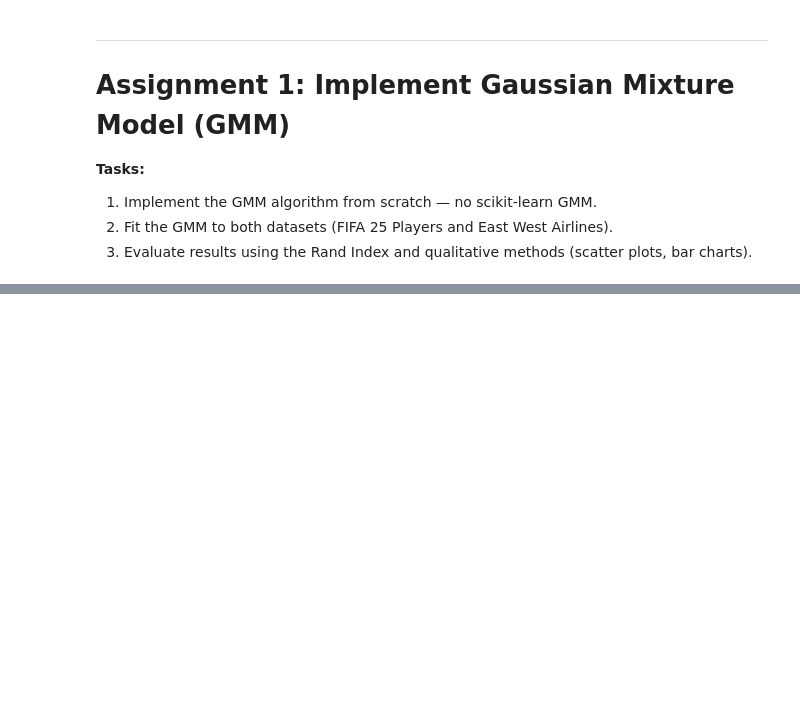
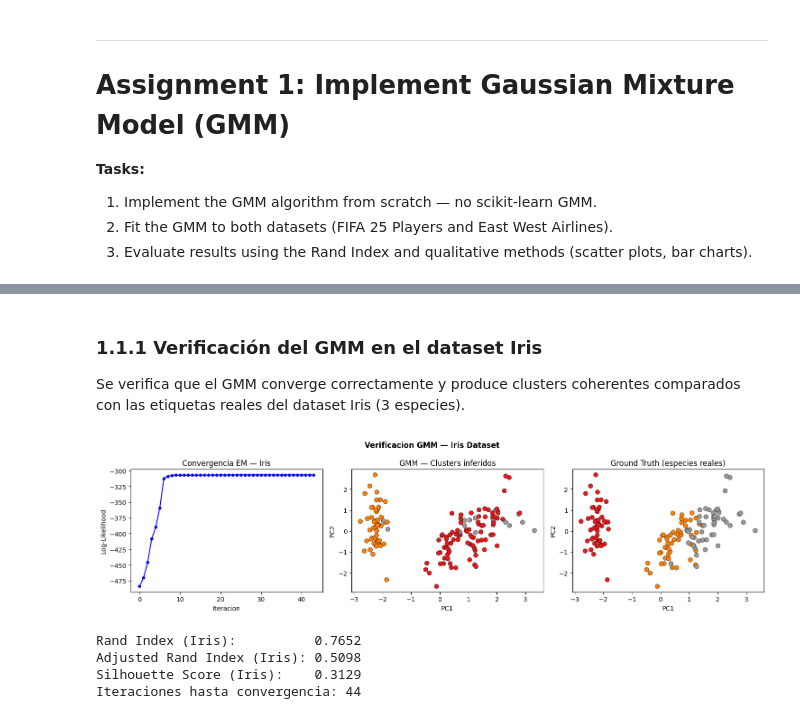
Before and after one commit to acvalencia/machine_learning_2_assignment_1, a Jupyter notebook: ML2_Assignment1_Clustering.ipynb, the cells around one changed output, grey strips where cells are left out. Saved outputs shown, nothing was run; the diff lists cells and outputs as text; code cells hidden in the pictures; blank space fills up the shorter version.

```diff
--- a/ML2_Assignment1_Clustering.ipynb
+++ b/ML2_Assignment1_Clustering.ipynb
@@ -8,12 +8,15 @@
 import numpy as np
 import pandas as pd
 import matplotlib.pyplot as plt
+import seaborn as sns
 from scipy.stats import multivariate_normal
 from sklearn.datasets import load_iris
 from sklearn.preprocessing import StandardScaler
 from sklearn.cluster import KMeans
 from sklearn.decomposition import PCA
-from sklearn.metrics import (silhouette_score, davies_bouldin_score,
-                              rand_score, adjusted_rand_score)
+from sklearn.metrics import (silhouette_score, silhouette_samples,
+                              davies_bouldin_score, rand_score, adjusted_rand_score)
 
 np.random.seed(42)
+plt.rcParams['figure.dpi'] = 100
+print('Imports OK.')
@@ -883,0 +174,46 @@ RESUMEN DE METRICAS — EAST WEST AIRLINES
+# %% [markdown]
+### 1.1.1 Verificación del GMM en el dataset Iris
+
+Se verifica que el GMM converge correctamente y produce clusters coherentes comparados con las etiquetas reales del dataset Iris (3 especies).
+# %%
+X_iris, y_iris = load_iris(return_X_y=True)
+scaler_iris    = StandardScaler()
+X_iris_s       = scaler_iris.fit_transform(X_iris)
+
+gmm_iris = GMM(n_components=3, max_iters=200, tol=1e-4)
+gmm_iris.fit(X_iris_s)
+Z = gmm_iris.predict(X_iris_s)
+
+fig, axes = plt.subplots(1, 3, figsize=(15, 4))
+
+axes[0].plot(gmm_iris.log_likelihoods_, 'b-o', markersize=4)
+axes[0].set_xlabel('Iteracion'); axes[0].set_ylabel('Log-Likelihood')
+axes[0].set_title('Convergencia EM — Iris')
+
+pca_iris   = PCA(n_components=2)
+X_iris_2d  = pca_iris.fit_transform(X_iris_s)
+
+axes[1].scatter(X_iris_2d[:, 0], X_iris_2d[:, 1], c=Z, cmap='Set1', s=50,
+                edgecolors='k', linewidth=0.4)
+axes[1].set_title('GMM — Clusters inferidos'); axes[1].set_xlabel('PC1'); axes[1].set_ylabel('PC2')
+
+axes[2].scatter(X_iris_2d[:, 0], X_iris_2d[:, 1], c=y_iris, cmap='Set1', s=50,
+                edgecolors='k', linewidth=0.4)
+axes[2].set_title('Ground Truth (especies reales)'); axes[2].set_xlabel('PC1'); axes[2].set_ylabel('PC2')
+
+plt.suptitle('Verificacion GMM — Iris Dataset', fontweight='bold')
+plt.tight_layout(); plt.show()
+
+ri_iris  = rand_score(y_iris, Z)
+ari_iris = adjusted_rand_score(y_iris, Z)
+sil_iris = silhouette_score(X_iris_s, Z)
+print(f'Rand Index (Iris):          {ri_iris:.4f}')
+print(f'Adjusted Rand Index (Iris): {ari_iris:.4f}')
+print(f'Silhouette Score (Iris):    {sil_iris:.4f}')
+print(f'Iteraciones hasta convergencia: {len(gmm_iris.log_likelihoods_)}')
+# %% [output]
+[figure, added]
+Rand Index (Iris):          0.7652
+Adjusted Rand Index (Iris): 0.5098
+Silhouette Score (Iris):    0.3129
+Iteraciones hasta convergencia: 44
```
Also changed, not shown: parts of 109 cells of this notebook.
